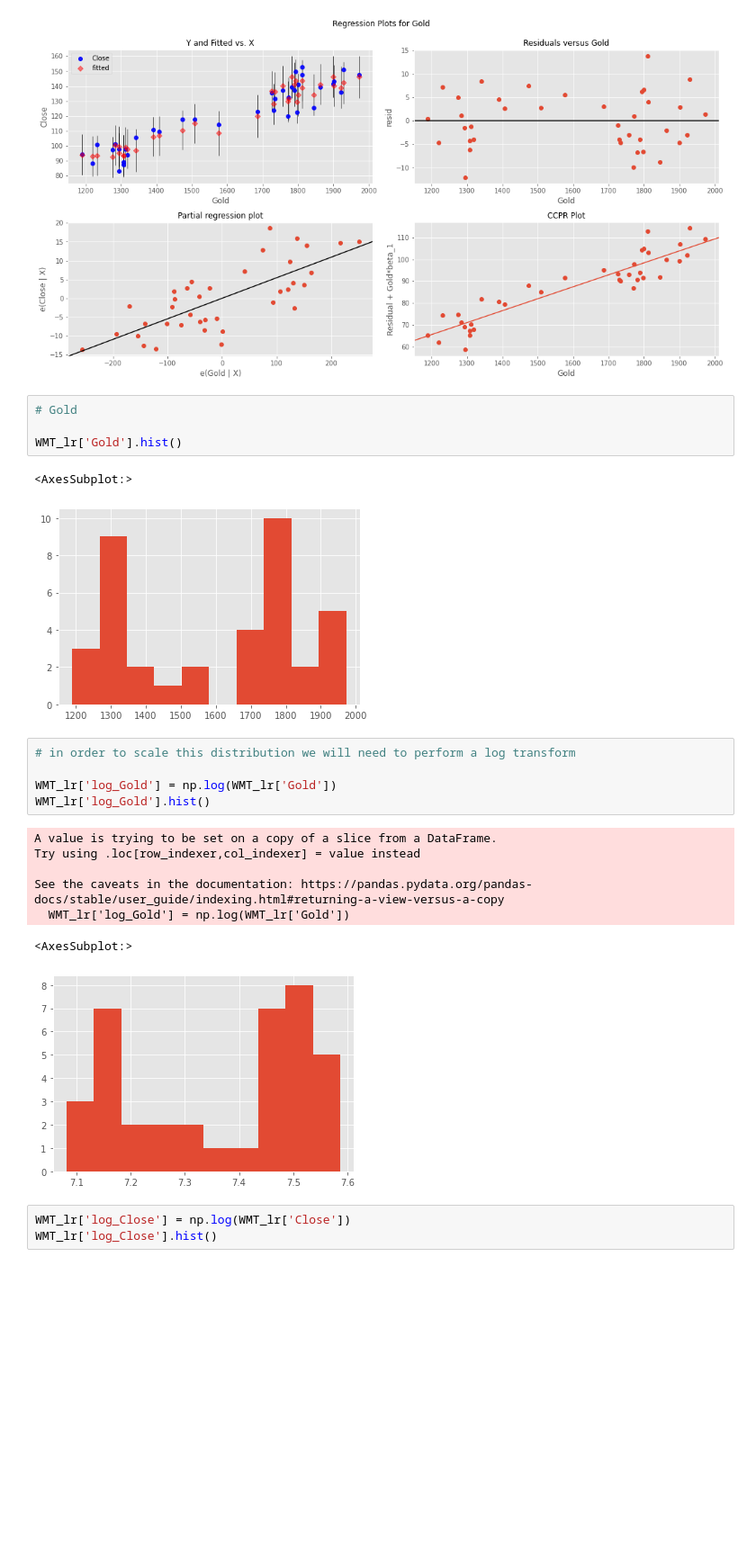
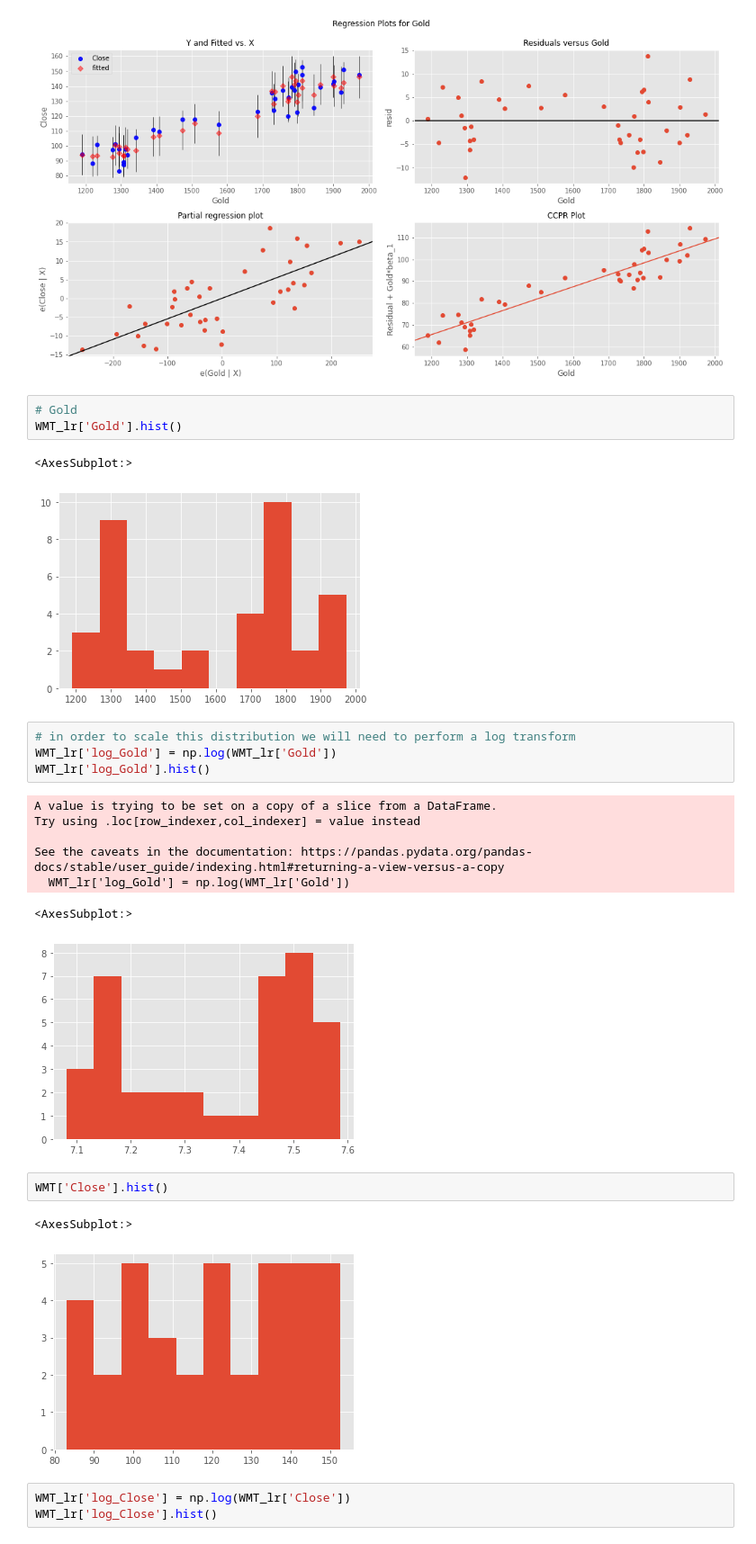
Before and after one commit to ashakeri92/Capstone, a Jupyter notebook: Analysis.ipynb, the cells around one changed output. Shown at 90% size. Cells and saved outputs as stored; diff of their text form; blank space fills up the shorter version.

```diff
--- a/Analysis.ipynb
+++ b/Analysis.ipynb
@@ -722,14 +726,12 @@ eval_env: 1
 [figure]
 # %%
 # Gold
-
 WMT_lr['Gold'].hist()
 # %% [output]
 <AxesSubplot:>
 [figure]
 # %%
 # in order to scale this distribution we will need to perform a log transform
-
 WMT_lr['log_Gold'] = np.log(WMT_lr['Gold'])
 WMT_lr['log_Gold'].hist()
 # %% [output]
@@ -740,6 +742,11 @@ See the caveats in the documentation: https://pandas.pydata.org/pandas-docs/stab
   WMT_lr['log_Gold'] = np.log(WMT_lr['Gold'])
 <AxesSubplot:>
 [figure]
+# %%
+WMT['Close'].hist()
+# %% [output]
+<AxesSubplot:>
+[figure, added]
 # %%
 WMT_lr['log_Close'] = np.log(WMT_lr['Close'])
 WMT_lr['log_Close'].hist()
```
Also changed, not shown: parts of 14 cells of this notebook.
